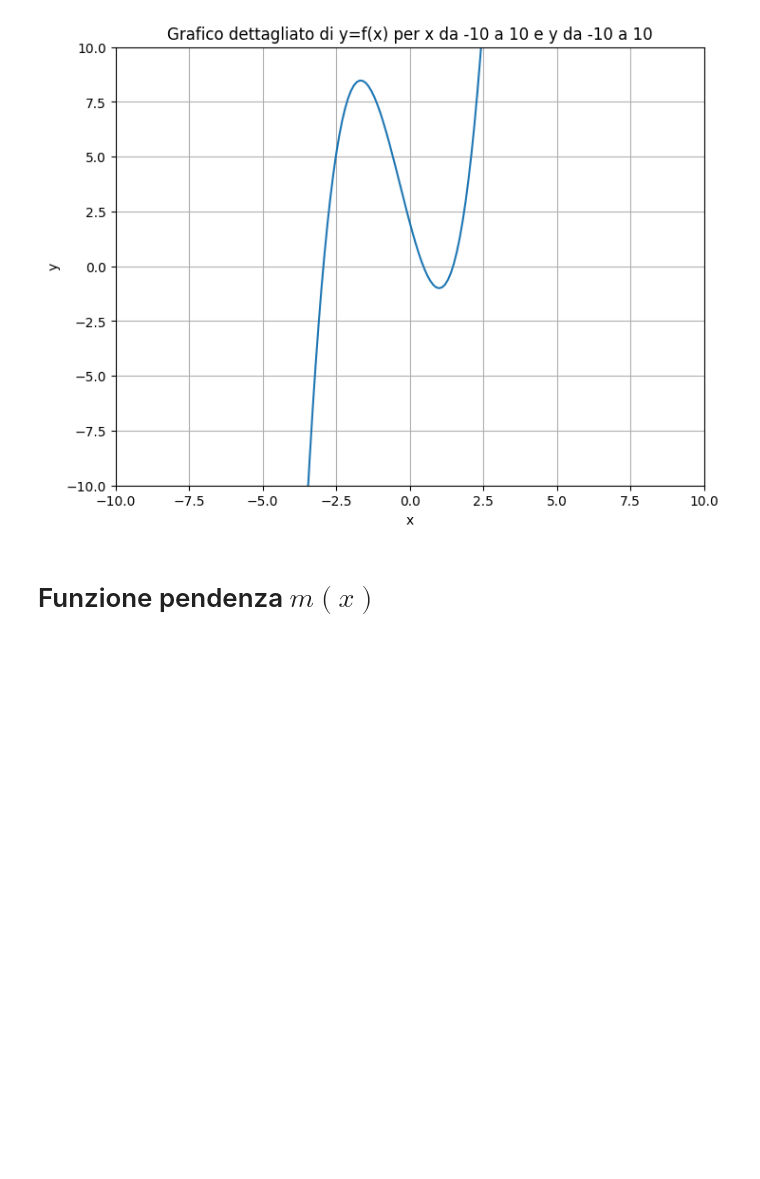
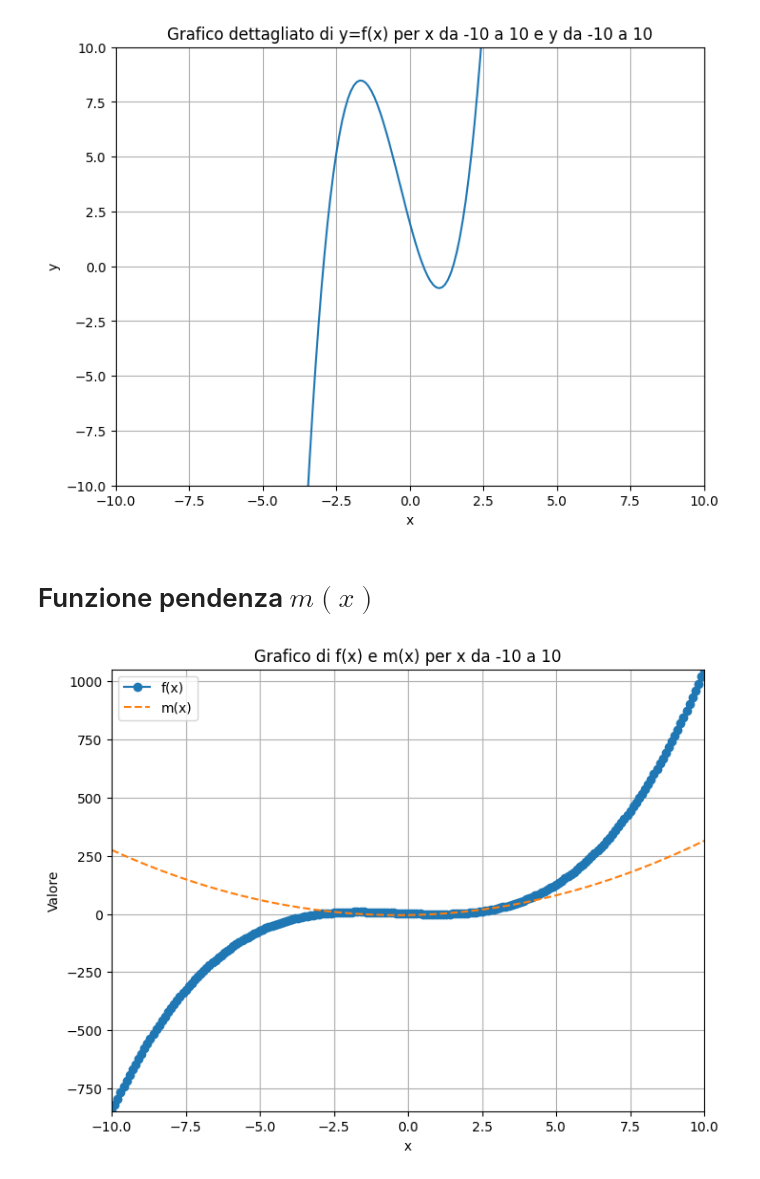
Before and after one commit to jerminigregorio/Ingenium, a Jupyter notebook: pendenza.ipynb, the cells around one changed output. Saved outputs shown, nothing was run; the diff lists cells and outputs as text; code cells hidden in the pictures; blank space fills up the shorter version.

Commit message:
aggiunto grafico

```diff
--- a/pendenza.ipynb
+++ b/pendenza.ipynb
@@ -90,3 +90,21 @@ plt.show()
 def m(x):
     dx=le-5
     return (f(x+dx)-f(x))/(dx)
+# %%
+# Calcolo la pendenza m(x) per ogni valore di x
+dx = 1e-5  # passo piccolo per la derivata numerica
+m_x = (f(x + dx) - f(x)) / dx
+
+plt.figure(figsize=(8, 6))
+plt.plot(x, y, marker='o', label='f(x)')
+plt.plot(x, m_x, linestyle='--', label='m(x)')
+plt.xlim(-10, 10)
+plt.ylim(min(np.min(y), np.min(m_x)), max(np.max(y), np.max(m_x)))
+plt.xlabel('x')
+plt.ylabel('Valore')
+plt.title('Grafico di f(x) e m(x) per x da -10 a 10')
+plt.grid(True)
+plt.legend()
+plt.show()
+# %% [output]
+[figure, added]
```
